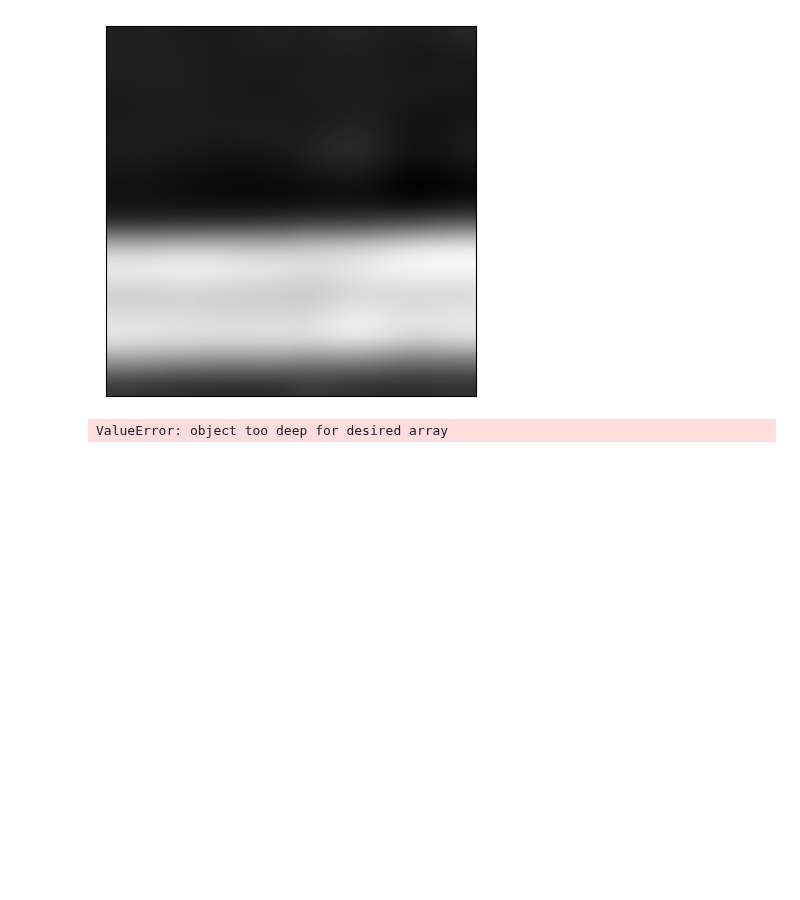
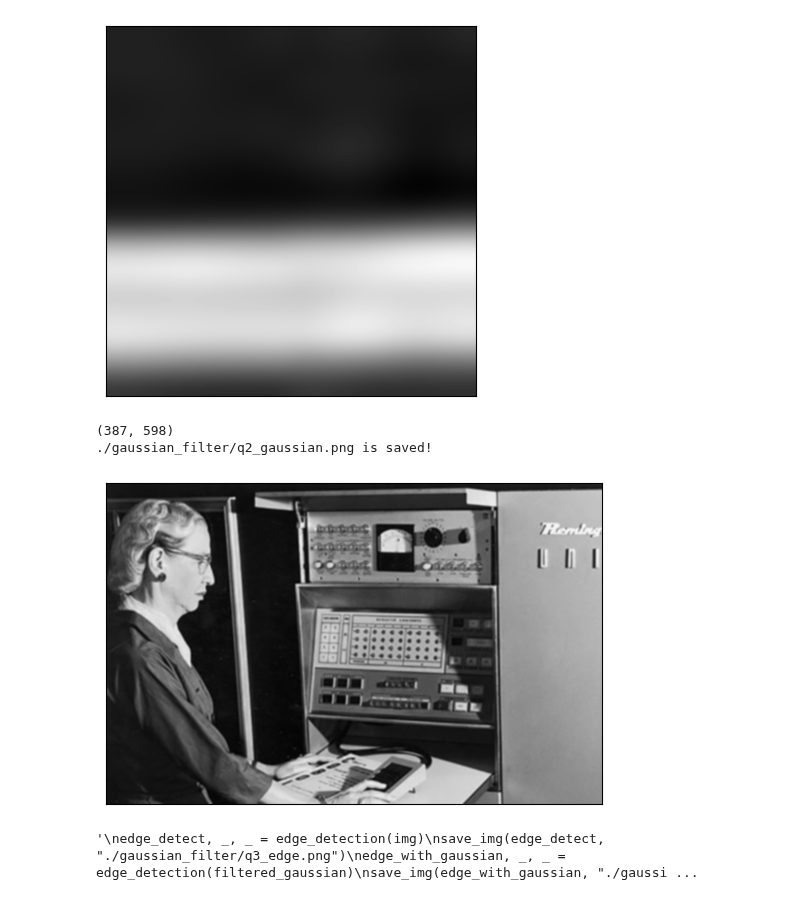
Before and after one commit to Javen-W/CSE803-Computer-Vision, a Jupyter notebook: HW2/HW2_code.ipynb, the cells around one changed output. Drawn from its saved outputs; the diff is of its cells as text; code cells hidden in the pictures; blank space fills up the shorter version.

```diff
--- a/HW2/HW2_code.ipynb
+++ b/HW2/HW2_code.ipynb
@@ -209,30 +202,40 @@ Patches: 888 x (16, 16)
 # %%
 """
 Question 1.) Image Filtering
 Part B.) Gaussian Filter
 """
 
 ##### Gaussian Filter #####
 if not os.path.exists("./gaussian_filter"):
     os.makedirs("./gaussian_filter")
 
 # Q1: No code
 
 # Q2
 img = read_img('./hw2_files/grace_hopper.png')
 
-# TODO: Calculate the kernel described in the question.  There is tolerance for the kernel.
+# Calculate the kernel described in the question.  There is tolerance for the kernel.
 kernel_gaussian = gaussian_kernel(l=3, std=math.sqrt(1 / (2 * math.log(2))))
 
 filtered_gaussian = convolve(img, kernel_gaussian)
 save_img(filtered_gaussian, "./gaussian_filter/q2_gaussian.png")
+display_img(filtered_gaussian)
+
+"""
+The Gaussian filter adds a blurring effect to the image.
+"""
 
 # Q3
+"""
 edge_detect, _, _ = edge_detection(img)
 save_img(edge_detect, "./gaussian_filter/q3_edge.png")
 edge_with_gaussian, _, _ = edge_detection(filtered_gaussian)
 save_img(edge_with_gaussian, "./gaussian_filter/q3_edge_gaussian.png")
 
 print("Gaussian Filter is done. ")
+"""
 # %% [output]
-ValueError: object too deep for desired array
+(387, 598)
+./gaussian_filter/q2_gaussian.png is saved!
+[figure, added]
+'\nedge_detect, _, _ = edge_detection(img)\nsave_img(edge_detect, "./gaussian_filter/q3_edge.png")\nedge_with_gaussian, _, _ = edge_detection(filtered_gaussian)\nsave_img(edge_with_gaussian, "./gaussi ...
```
Also changed, not shown: parts of 2 cells of this notebook, 1 other file.
